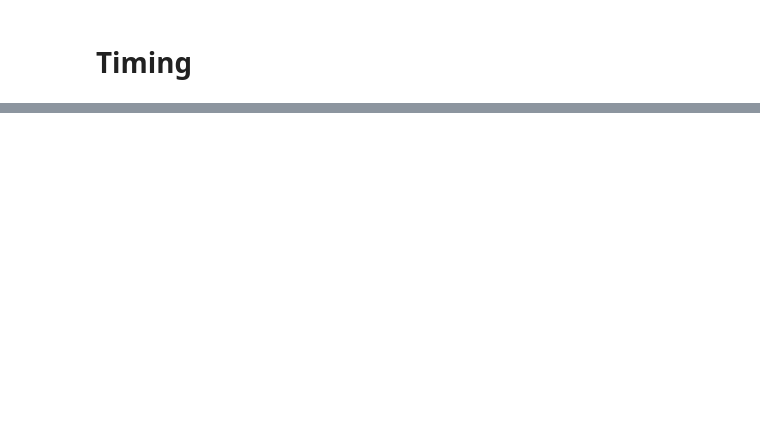
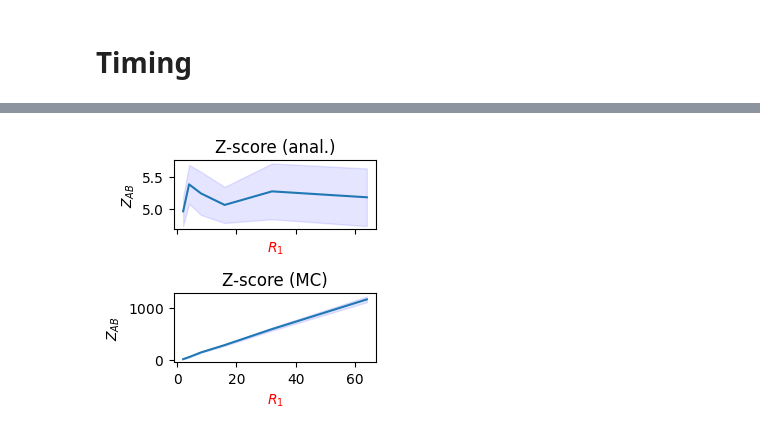
Before and after one commit to wahlby-lab/analytical-enrichment-test, a Jupyter notebook: example.ipynb, the cells around one changed output, grey strips where cells are left out. Saved outputs shown, nothing was run; the diff lists cells and outputs as text; code cells hidden in the pictures; blank space fills up the shorter version.

```diff
--- a/example.ipynb
+++ b/example.ipynb
@@ -190,0 +440,23 @@ display(results_timing)
+# %%
+from matplotlib.ticker import ScalarFormatter
+
+fig, axs = plt.subplots(2,1, figsize=(3,3), sharex=True)
+
+axs[0].plot(R1,z_score_analytical_mean)
+axs[0].fill_between(R1,(z_score_analytical_mean-z_score_analytical_ci), (z_score_analytical_mean+z_score_analytical_ci), color='b', alpha=.1)
+axs[0].set_xlabel('$R_1$', color='red')
+axs[0].set_ylabel('$Z_{AB}$')
+axs[0].set_title('Z-score (anal.)')
+
+axs[1].plot(R1,z_score_squidpy_mean)
+axs[1].fill_between(R1,(z_score_squidpy_mean-z_score_squidpy_ci), (z_score_squidpy_mean+z_score_squidpy_ci), color='b', alpha=.1)
+axs[1].set_xlabel('$R_1$', color='red')
+axs[1].set_ylabel('$Z_{AB}$')
+axs[1].set_title('Z-score (MC)')
+axs[1].yaxis.set_major_formatter(ScalarFormatter(useMathText=True, useOffset=False))
+
+
+plt.tight_layout()
+# Assuming R1, zscore_squidpy_list, and zscore_analytical_list are defined
+# %% [output]
+[figure, added]
```
Also changed, not shown: parts of 9 cells of this notebook, 3 other files.
